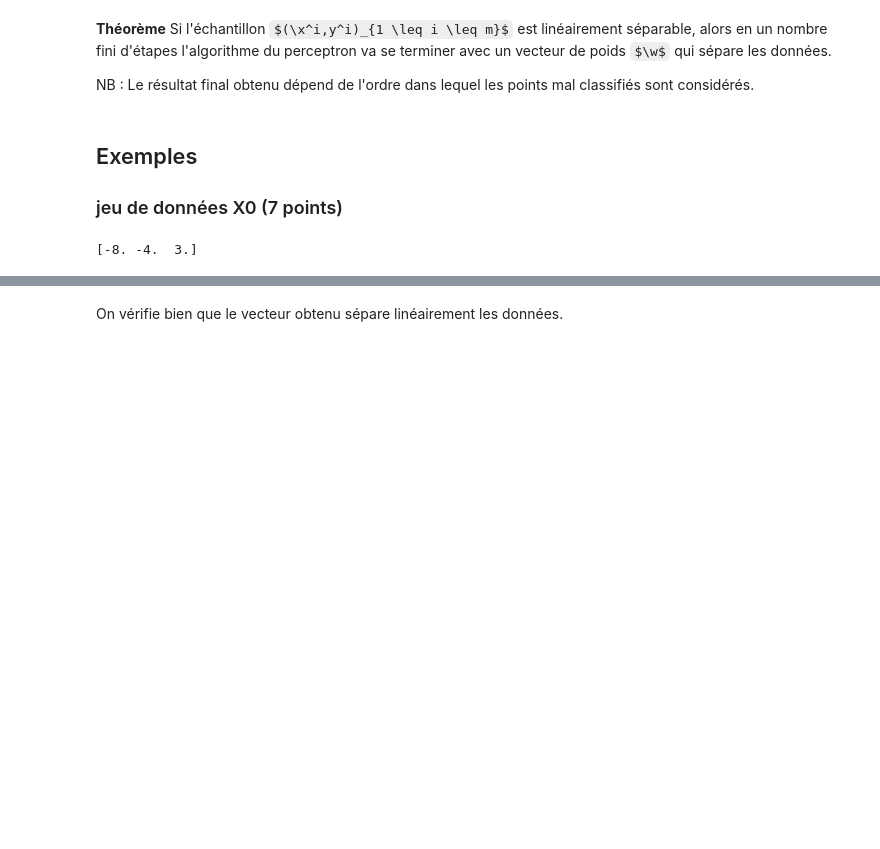
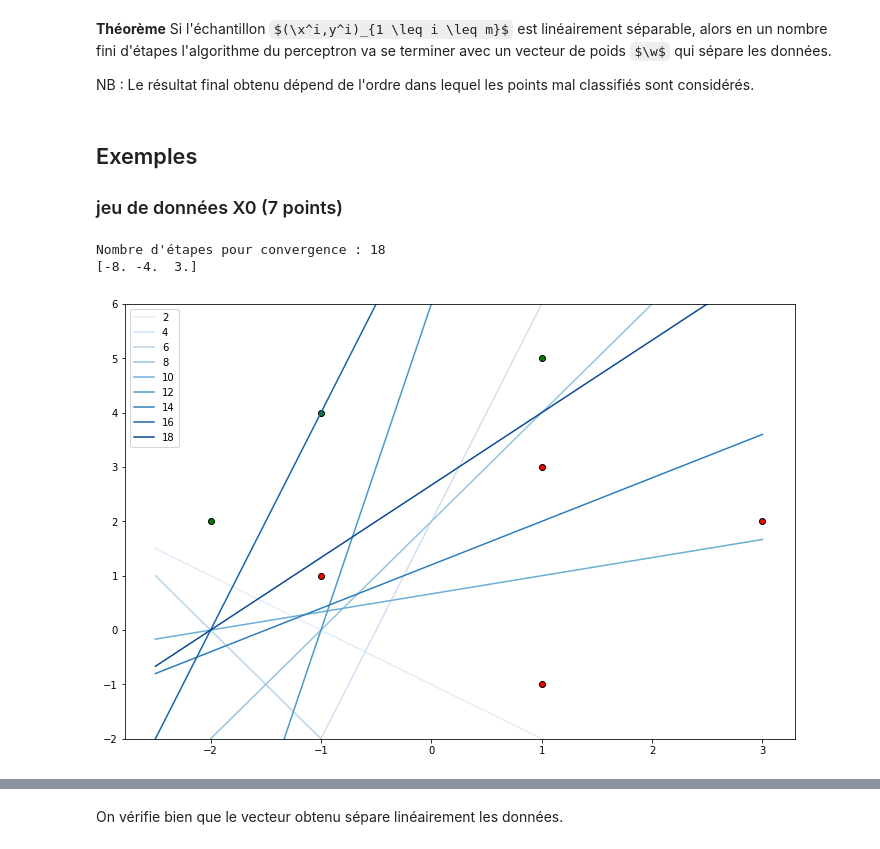
Before and after one commit to DrAlgo/apprentissage_m2_amis, a Jupyter notebook: jupyter/6_perceptron.ipynb, the cells around one changed output, grey strips where cells are left out. Saved outputs shown, nothing was run; the diff lists cells and outputs as text; code cells hidden in the pictures; some formulas as TeX source; blank space fills up the shorter version.

```diff
--- a/jupyter/6_perceptron.ipynb
+++ b/jupyter/6_perceptron.ipynb
@@ -237,11 +259,28 @@ class Perceptron:
 ### jeu de données X0 (7 points)
 # %%
 p = Perceptron()
-p.entrainement(X0,Y0)
+liste_w = p.entrainement(X0,Y0, rapport=True, liste=True)
 #affichage du vecteur obtenu
 print(p.w)
 # %% [output]
+Nombre d'étapes pour convergence : 18
 [-8. -4.  3.]
+# %%
+plt.figure(figsize=(12,8))
+plt.ylim((-2,6))
+plt.scatter(x=X0[Y0 == 1, 0], y=X0[Y0 == 1, 1], c='green', marker='o', edgecolor='black')
+plt.scatter(x=X0[Y0 == -1, 0], y=X0[Y0 == -1, 1], c='red', marker='o', edgecolor='black')
+blues = plt.get_cmap('Blues')  # this returns a colormap
+Xlin = np.linspace(-2.5,3,200)
+for i in range(2,len(liste_w),2):
+    w = liste_w[i]
+    if w[2] != 0:
+        Y = -w[1]/w[2]*Xlin - w[0]/w[2]    # w1 x1 + w2 x2 + w0=0
+        plt.plot(Xlin,Y, label = i, color = blues(i/20))
+plt.legend()
+plt.show()
+# %% [output]
+[figure, added]
 # %%
 def visualisation_zones(perc,X,Y,label= "", transformation = None):
     """pour un perceptron perc ayant été entraîné,
```
Also changed, not shown: parts of 39 cells of this notebook.
